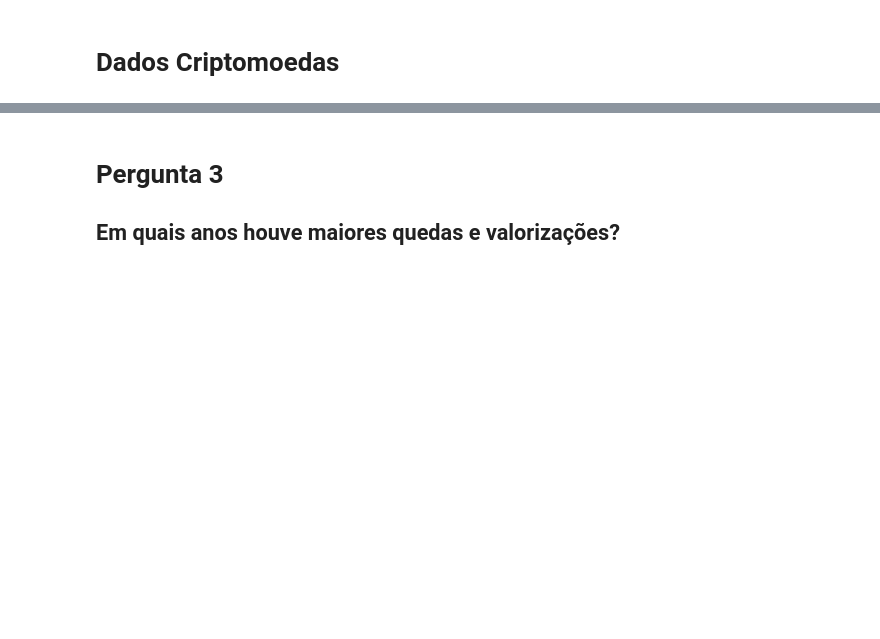
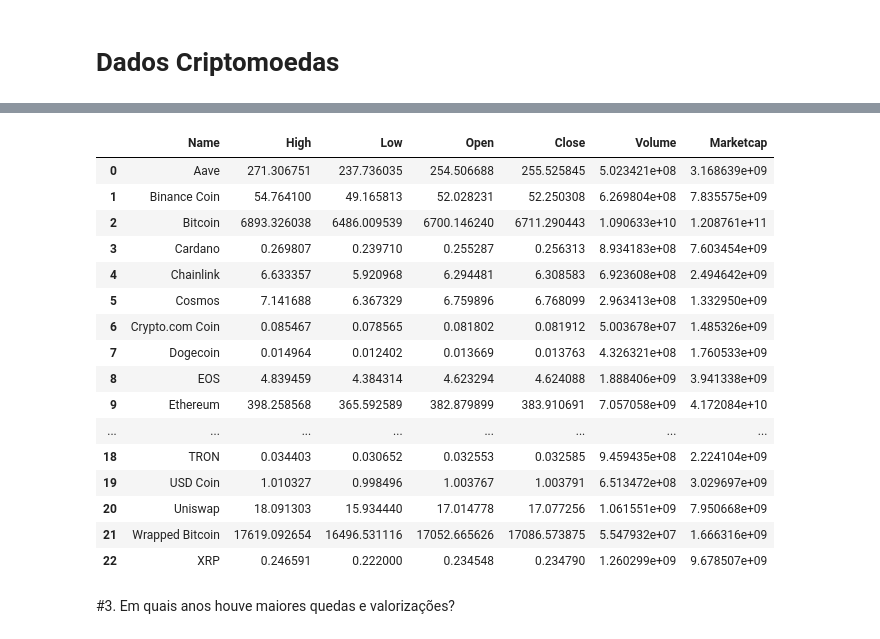
Before and after one commit to WillianXG/Projeto_Em_grupo-Modulo-3, a Jupyter notebook: grupoModulo3.ipynb, the cells around one changed output, grey strips where cells are left out. Drawn from its saved outputs; the diff is of its cells as text; code cells hidden in the pictures; blank space fills up the shorter version.

```diff
--- a/grupoModulo3.ipynb
+++ b/grupoModulo3.ipynb
@@ -4,6 +4,7 @@
 # Dados Criptomoedas
 # %%
 import pandas as pd
+import statistics
 import requests
 from matplotlib import pyplot as plt
 import seaborn as sns
@@ -53,7 +54,7 @@ def calc_valv():
   for indice, crypto in enumerate(criptomoedas):
         max_year, max_change, min_year, min_change = extremes[indice]
         df = pd.DataFrame({
-            'Crypto': [crypto],
+            'Crypto': [crypto['Name'][0]],
             'Melhor Ano': [max_year],
             'Maior valorização': [max_change],
             'Pior Ano': [min_year],
@@ -65,10 +66,32 @@ def concat_valv():
   for crypto in result_dataframes:
     df = pd.concat(result_dataframes, ignore_index=True)
     df = pd.DataFrame(df)
+  return df
 
 def calculandoMedia(criptomoedas):
-  valoresMedios=[]
-  for criptomoeda in criptomoedas:
-    valoresMedios.append(criptomoeda[['High', 'Low', 'Open', 'Close', 'Volume', 'Marketcap']].mean())
-  return valoresMedios
+  # Lista para armazenar os valores médios de cada criptomoeda
+    medias = {
+        'Name': [],
+        'High': [],
+        'Low': [],
+        'Open': [],
+        'Close': [],
+        'Volume': [],
+        'Marketcap': []
+    }
+
+    # Itera sobre cada criptomoeda e calcula a média de seus valores
+    for criptomoeda in criptomoedas:
+        medias['Name'].append(statistics.mode(criptomoeda['Name']))
+        medias['High'].append(pd.Series(criptomoeda['High']).mean())
+        medias['Low'].append(pd.Series(criptomoeda['Low']).mean())
+        medias['Open'].append(pd.Series(criptomoeda['Open']).mean())
+        medias['Close'].append(pd.Series(criptomoeda['Close']).mean())
+        medias['Volume'].append(pd.Series(criptomoeda['Volume']).mean())
+        medias['Marketcap'].append(pd.Series(criptomoeda['Marketcap']).mean())
+
+    # Converte a lista de médias em um DataFrame
+    df_medias = pd.DataFrame(medias)
+
+    return df_medias
 # %% [markdown]
@@ -263,4 +151,22 @@ Name: Close, dtype: float64
+# %%
+calculandoMedia(criptomoedas)
+# %% [output]
+|  | Name | High | Low | Open | Close | Volume | Marketcap |
+| 0 | Aave | 271.306751 | 237.736035 | 254.506688 | 255.525845 | 5.023421e+08 | 3.168639e+09 |
+| 1 | Binance Coin | 54.764100 | 49.165813 | 52.028231 | 52.250308 | 6.269804e+08 | 7.835575e+09 |
+| 2 | Bitcoin | 6893.326038 | 6486.009539 | 6700.146240 | 6711.290443 | 1.090633e+10 | 1.208761e+11 |
+| 3 | Cardano | 0.269807 | 0.239710 | 0.255287 | 0.256313 | 8.934183e+08 | 7.603454e+09 |
+| 4 | Chainlink | 6.633357 | 5.920968 | 6.294481 | 6.308583 | 6.923608e+08 | 2.494642e+09 |
+| 5 | Cosmos | 7.141688 | 6.367329 | 6.759896 | 6.768099 | 2.963413e+08 | 1.332950e+09 |
+| 6 | Crypto.com Coin | 0.085467 | 0.078565 | 0.081802 | 0.081912 | 5.003678e+07 | 1.485326e+09 |
+| 7 | Dogecoin | 0.014964 | 0.012402 | 0.013669 | 0.013763 | 4.326321e+08 | 1.760533e+09 |
+| 8 | EOS | 4.839459 | 4.384314 | 4.623294 | 4.624088 | 1.888406e+09 | 3.941338e+09 |
+| 9 | Ethereum | 398.258568 | 365.592589 | 382.879899 | 383.910691 | 7.057058e+09 | 4.172084e+10 |
+| ... | ... | ... | ... | ... | ... | ... | ... |
+| 18 | TRON | 0.034403 | 0.030652 | 0.032553 | 0.032585 | 9.459435e+08 | 2.224104e+09 |
+| 19 | USD Coin | 1.010327 | 0.998496 | 1.003767 | 1.003791 | 6.513472e+08 | 3.029697e+09 |
+| 20 | Uniswap | 18.091303 | 15.934440 | 17.014778 | 17.077256 | 1.061551e+09 | 7.950668e+09 |
+| 21 | Wrapped Bitcoin | 17619.092654 | 16496.531116 | 17052.665626 | 17086.573875 | 5.547932e+07 | 1.666316e+09 |
+| 22 | XRP | 0.246591 | 0.222000 | 0.234548 | 0.234790 | 1.260299e+09 | 9.678507e+09 |
 # %% [markdown]
-# Pergunta 3
-
-## Em quais anos houve maiores quedas e valorizações?
+#3. Em quais anos houve maiores quedas e valorizações?
```
Also changed, not shown: parts of 14 cells of this notebook.
